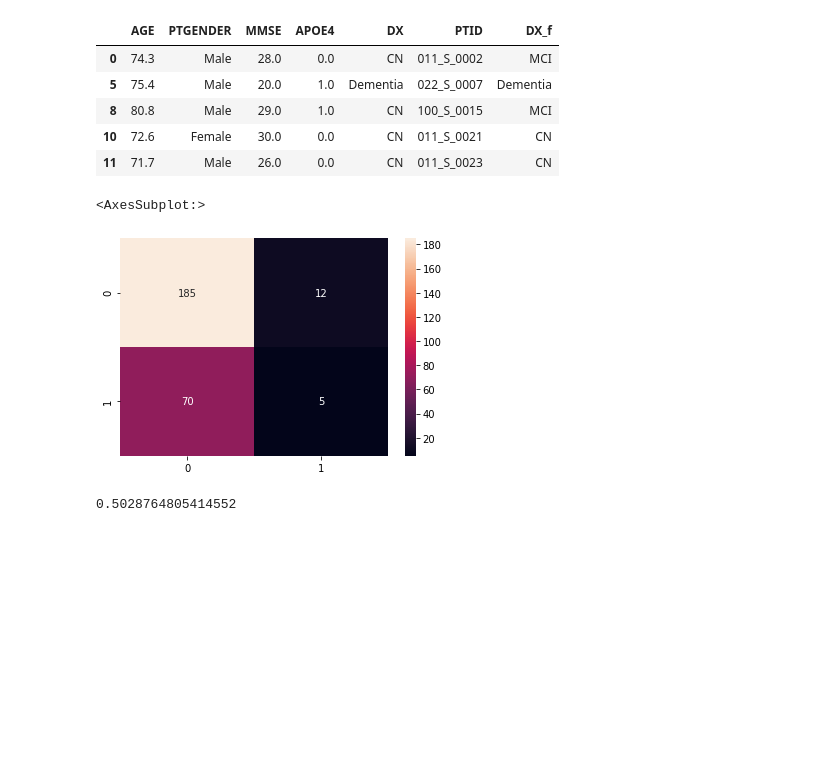
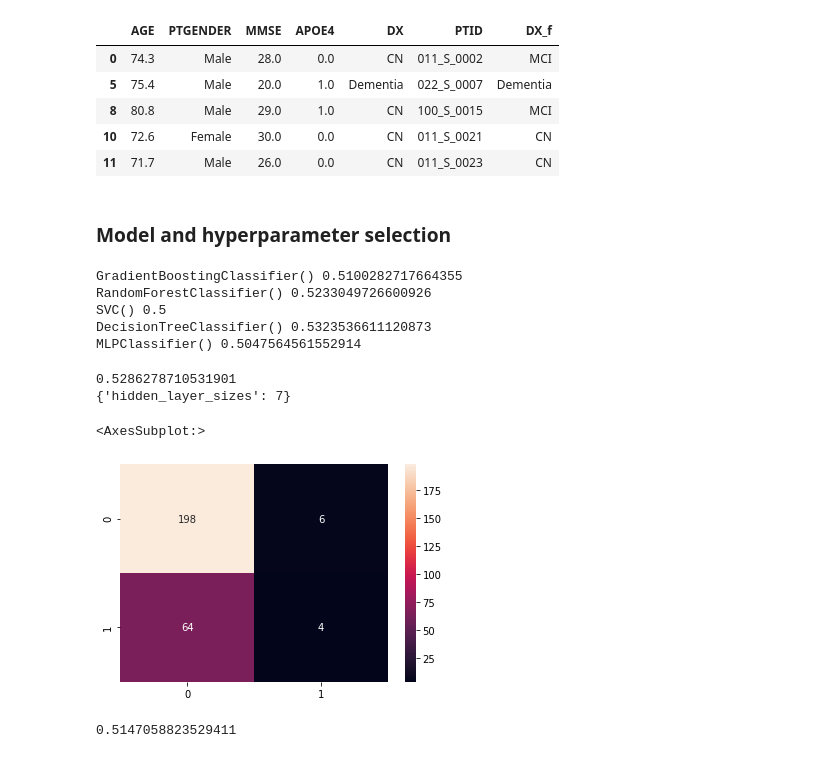
Before and after one commit to V1ncenttt/FYP-Alzheimer-Harmonisation, a Jupyter notebook: src/Classifiers.ipynb, the cells around one changed output. Saved outputs shown, nothing was run; the diff lists cells and outputs as text; code cells hidden in the pictures; blank space fills up the shorter version.

Commit message:
Continued building 2nd classifier

```diff
--- a/src/Classifiers.ipynb
+++ b/src/Classifiers.ipynb
@@ -149,19 +151,42 @@ Y = evol_mci['DX_f']
 X = evol_mci.drop(['DX_f'], axis=1)
 # %%
 X_train2, X_test2, y_train2, y_test2 = train_test_split(X, Y, test_size=0.4, train_size=0.6)
+# %% [markdown]
+### Model and hyperparameter selection
+# %%
+models = [GradientBoostingClassifier(), RandomForestClassifier(), SVC(), DecisionTreeClassifier(), MLPClassifier()]
+kfold = KFold(n_splits=10)
+for model in models:
+    cv_results = cross_val_score(model, X, Y, cv=kfold, scoring='balanced_accuracy', n_jobs=-1)
+    print(model, cv_results.sum()/10)
+# %% [output]
+GradientBoostingClassifier() 0.5100282717664355
+RandomForestClassifier() 0.5233049726600926
+SVC() 0.5
+DecisionTreeClassifier() 0.5323536611120873
+MLPClassifier() 0.5047564561552914
+# %%
+CV_mlp_combined = GridSearchCV(estimator=MLPClassifier() ,param_grid={'hidden_layer_sizes':range(1,10)}, scoring="balanced_accuracy", n_jobs=-1, cv=kfold)
+CV_mlp_combined.fit(X, Y)
+print(CV_mlp_combined.best_score_)
+
+print(CV_mlp_combined.best_params_)
+# %% [output]
+0.5286278710531901
+{'hidden_layer_sizes': 7}
 # %%
-gb = GradientBoostingClassifier( learning_rate=0.1, max_depth=2)
-gb.fit(X_train2, y_train2)
+rf = MLPClassifier()
+rf.fit(X_train2, y_train2)
 
-results2 = gb.predict(X_test2)
+results2 = rf.predict(X_test2)
 x = zip(results2, y_test2)
 
 cf_matrix2 = sklearn.metrics.confusion_matrix(y_test2, results2)
 sns.heatmap(cf_matrix2, annot=True, fmt='g')
 # %% [output]
 <AxesSubplot:>
-[figure, old version]
+[figure, new version]
 # %%
 balanced_accuracy_score(y_test2, results2)
 # %% [output]
-0.5028764805414552
+0.5147058823529411
```
Also changed, not shown: parts of 4 cells of this notebook, 1 other file.
